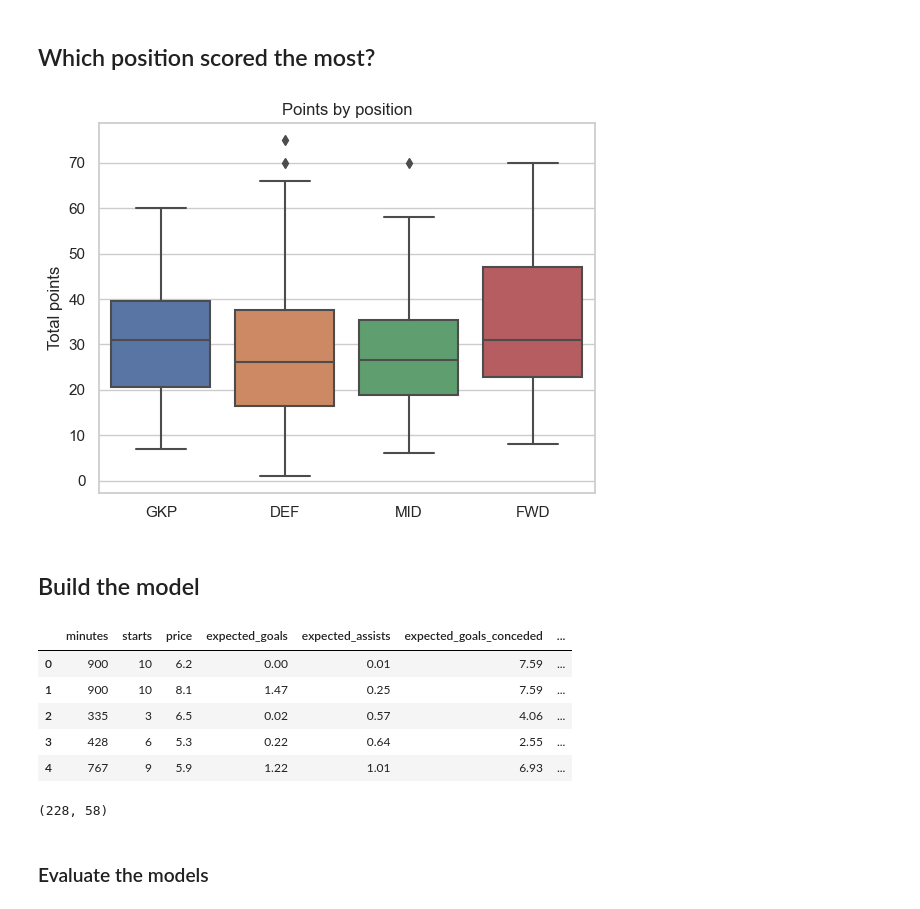
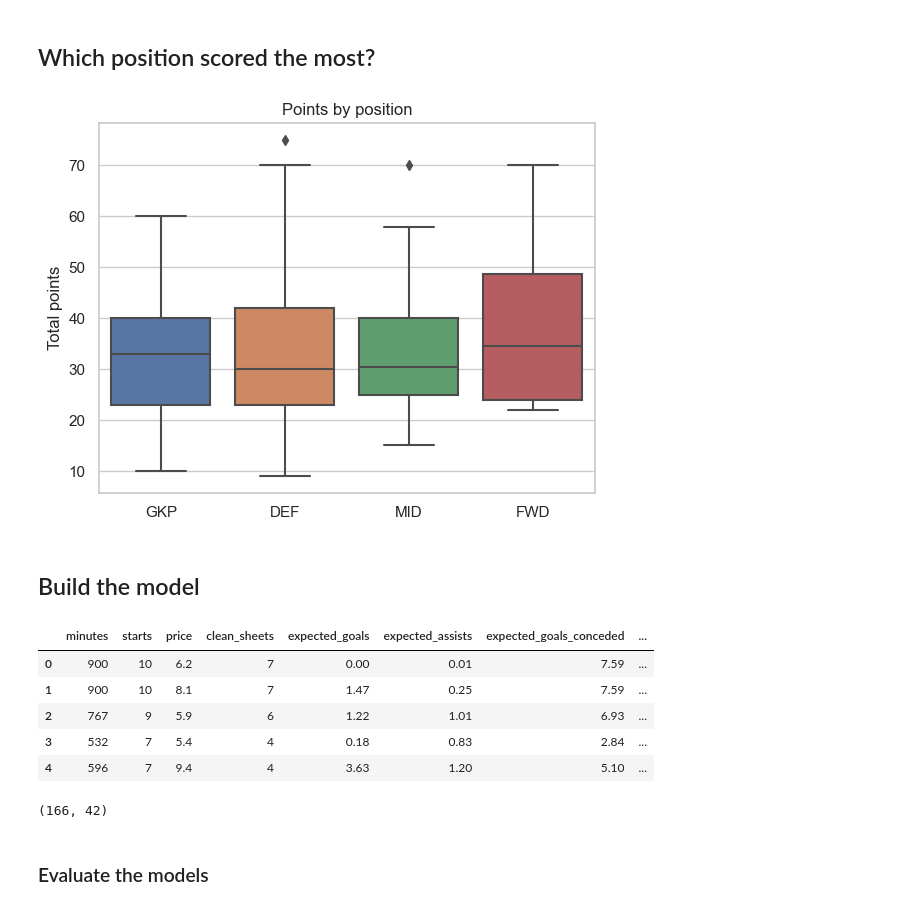
Before and after one commit to JudsonMorgan/data-science-cohort, a Jupyter notebook: FPL_Data_Science_Project.ipynb, the cells around one changed output. Cells and saved outputs as stored; diff of their text form; code cells hidden in the pictures.

```diff
--- a/FPL_Data_Science_Project.ipynb
+++ b/FPL_Data_Science_Project.ipynb
@@ -151,4 +155,4 @@ A player who has played 20 minutes all season tells us nothing. We keep only pla
 # %%
-df = df[df["minutes"] >= 270].reset_index(drop=True)
+df = df[df["minutes"] >= 450].reset_index(drop=True)
 df.shape
 # %% [output]
@@ -199,33 +203,33 @@ plt.xlabel("")
 plt.ylabel("Total points")
 plt.show()
 # %% [output]
-[figure, old version]
+[figure, new version]
 # %% [markdown]
 ## Build the model
 # %%
 features = [
-    "minutes", "starts", "price",
+    "minutes", "starts", "price", "clean_sheets",
     "expected_goals", "expected_assists", "expected_goals_conceded",
     "defensive_contribution",
 ]
 
 X = pd.get_dummies(df[features + ["position"]], columns=["position"], dtype=int)
 y = df["total_points"]
 
 X.head()
 # %% [output]
-|  | minutes | starts | price | expected_goals | expected_assists | expected_goals_conceded | ... |
-| 0 | 900 | 10 | 6.2 | 0.00 | 0.01 | 7.59 | ... |
-| 1 | 900 | 10 | 8.1 | 1.47 | 0.25 | 7.59 | ... |
-| 2 | 335 | 3 | 6.5 | 0.02 | 0.57 | 4.06 | ... |
-| 3 | 428 | 6 | 5.3 | 0.22 | 0.64 | 2.55 | ... |
-| 4 | 767 | 9 | 5.9 | 1.22 | 1.01 | 6.93 | ... |
+|  | minutes | starts | price | clean_sheets | expected_goals | expected_assists | expected_goals_conceded | ... |
+| 0 | 900 | 10 | 6.2 | 7 | 0.00 | 0.01 | 7.59 | ... |
+| 1 | 900 | 10 | 8.1 | 7 | 1.47 | 0.25 | 7.59 | ... |
+| 2 | 767 | 9 | 5.9 | 6 | 1.22 | 1.01 | 6.93 | ... |
+| 3 | 532 | 7 | 5.4 | 4 | 0.18 | 0.83 | 2.84 | ... |
+| 4 | 596 | 7 | 9.4 | 4 | 3.63 | 1.20 | 5.10 | ... |
 # %%
 X_train, X_test, y_train, y_test = train_test_split(X, y, test_size=0.2, random_state=42)
 
 len(X_train), len(X_test)
 # %% [output]
-(228, 58)
+(166, 42)
 # %%
 linear = LinearRegression().fit(X_train, y_train)
 forest = RandomForestRegressor(n_estimators=300, random_state=42).fit(X_train, y_train)
```
Also changed, not shown: parts of 11 cells of this notebook.
